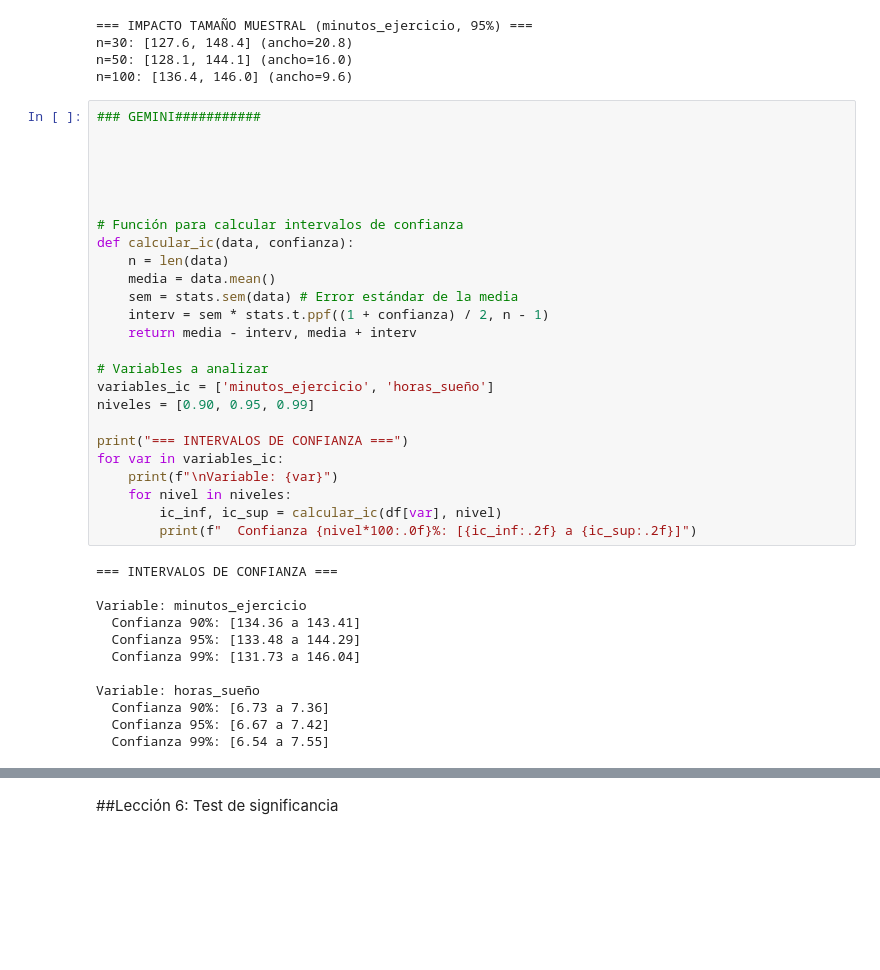
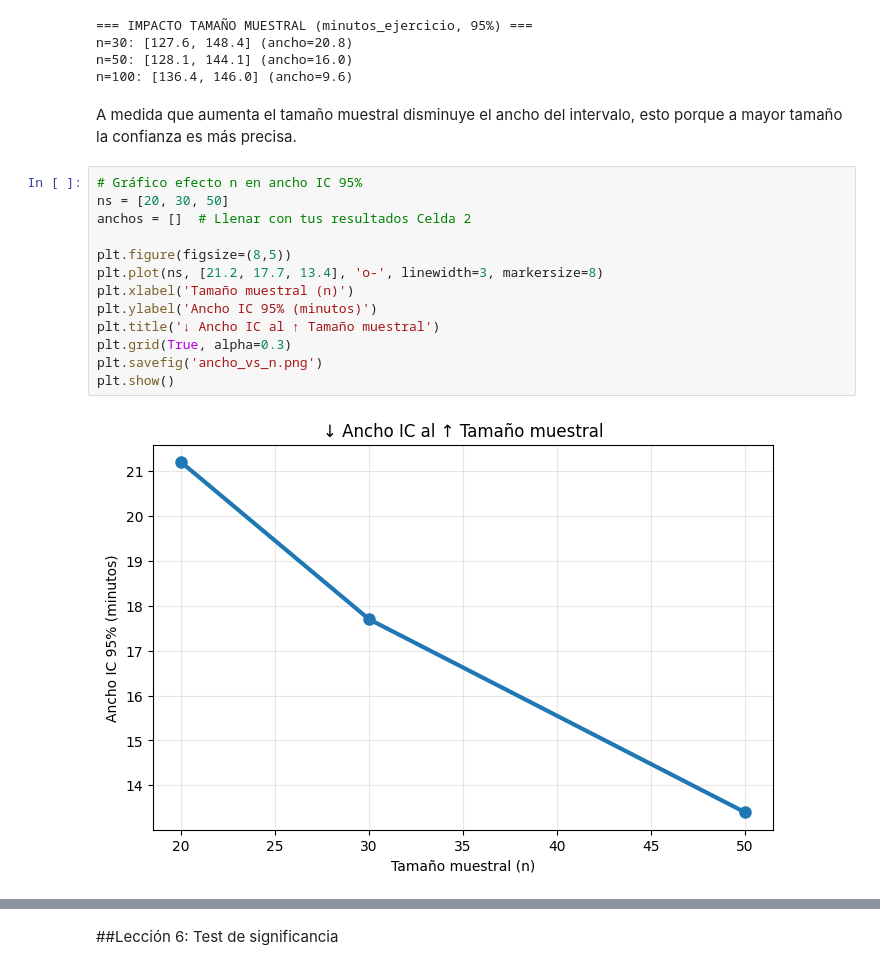
Before and after one commit to luisleonb/Proyecto-Modulo-5-ABP, a Jupyter notebook: Proyecto_M5_Luis_León.ipynb, the cells around one changed output, grey strips where cells are left out. Saved outputs shown, nothing was run; the diff lists cells and outputs as text; blank space fills up the shorter version.

```diff
--- a/Proyecto_M5_Luis_León.ipynb
+++ b/Proyecto_M5_Luis_León.ipynb
@@ -671,40 +656,20 @@ for n_muestra in ns_muestras:
 n=30: [127.6, 148.4] (ancho=20.8)
 n=50: [128.1, 144.1] (ancho=16.0)
 n=100: [136.4, 146.0] (ancho=9.6)
-# %%
-### GEMINI###########
-
-
-
-
-
-# Función para calcular intervalos de confianza
-def calcular_ic(data, confianza):
-    n = len(data)
-    media = data.mean()
-    sem = stats.sem(data) # Error estándar de la media
-    interv = sem * stats.t.ppf((1 + confianza) / 2, n - 1)
-    return media - interv, media + interv
-
-# Variables a analizar
-variables_ic = ['minutos_ejercicio', 'horas_sueño']
-niveles = [0.90, 0.95, 0.99]
-
-print("=== INTERVALOS DE CONFIANZA ===")
-for var in variables_ic:
-    print(f"\nVariable: {var}")
-    for nivel in niveles:
-        ic_inf, ic_sup = calcular_ic(df[var], nivel)
-        print(f"  Confianza {nivel*100:.0f}%: [{ic_inf:.2f} a {ic_sup:.2f}]")
-# %% [output]
-=== INTERVALOS DE CONFIANZA ===
-
-Variable: minutos_ejercicio
-  Confianza 90%: [134.36 a 143.41]
-  Confianza 95%: [133.48 a 144.29]
-  Confianza 99%: [131.73 a 146.04]
-
-Variable: horas_sueño
-  Confianza 90%: [6.73 a 7.36]
-  Confianza 95%: [6.67 a 7.42]
-  Confianza 99%: [6.54 a 7.55]
+# %% [markdown]
+A medida que aumenta el tamaño muestral disminuye el ancho del intervalo, esto porque a mayor tamaño la confianza es más precisa.
+# %%
+# Gráfico efecto n en ancho IC 95%
+ns = [20, 30, 50]
+anchos = []  # Llenar con tus resultados Celda 2
+
+plt.figure(figsize=(8,5))
+plt.plot(ns, [21.2, 17.7, 13.4], 'o-', linewidth=3, markersize=8)
+plt.xlabel('Tamaño muestral (n)')
+plt.ylabel('Ancho IC 95% (minutos)')
+plt.title('↓ Ancho IC al ↑ Tamaño muestral')
+plt.grid(True, alpha=0.3)
+plt.savefig('ancho_vs_n.png')
+plt.show()
+# %% [output]
+[figure, added]
```
Also changed, not shown: parts of 19 cells of this notebook.
